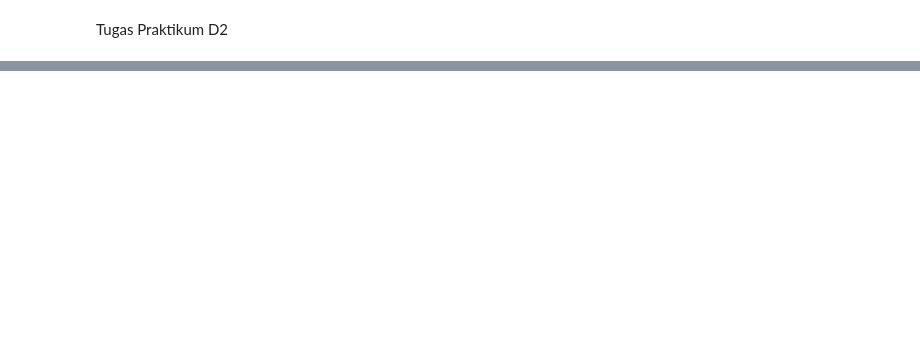
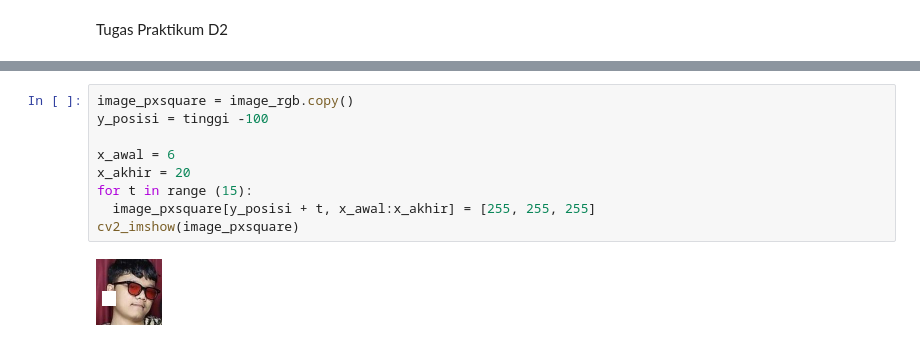
Before and after one commit to AtabikM1/PCVK25_3F_05, a Jupyter notebook: Week1.ipynb, the cells around one changed output, grey strips where cells are left out. Cells and saved outputs as stored; diff of their text form; blank space fills up the shorter version.

```diff
--- a/Week1.ipynb
+++ b/Week1.ipynb
@@ -105,0 +81,11 @@ resolusi image: tinggi x lebar = tinggi  66 X 66
+# %%
+image_pxsquare = image_rgb.copy()
+y_posisi = tinggi -100
+
+x_awal = 6
+x_akhir = 20
+for t in range (15):
+  image_pxsquare[y_posisi + t, x_awal:x_akhir] = [255, 255, 255]
+cv2_imshow(image_pxsquare)
+# %% [output]
+[figure, added]
```
Also changed, not shown: parts of 5 cells of this notebook.
